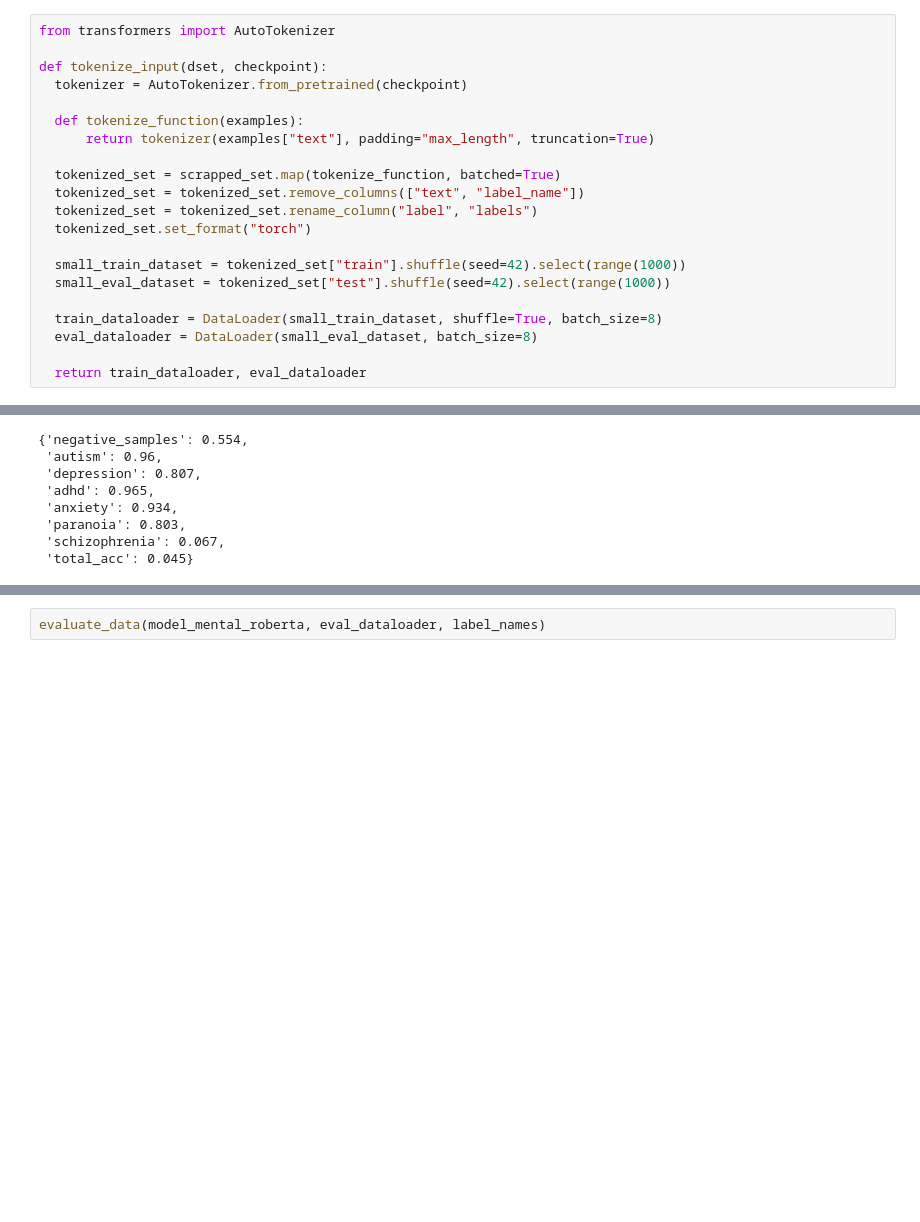
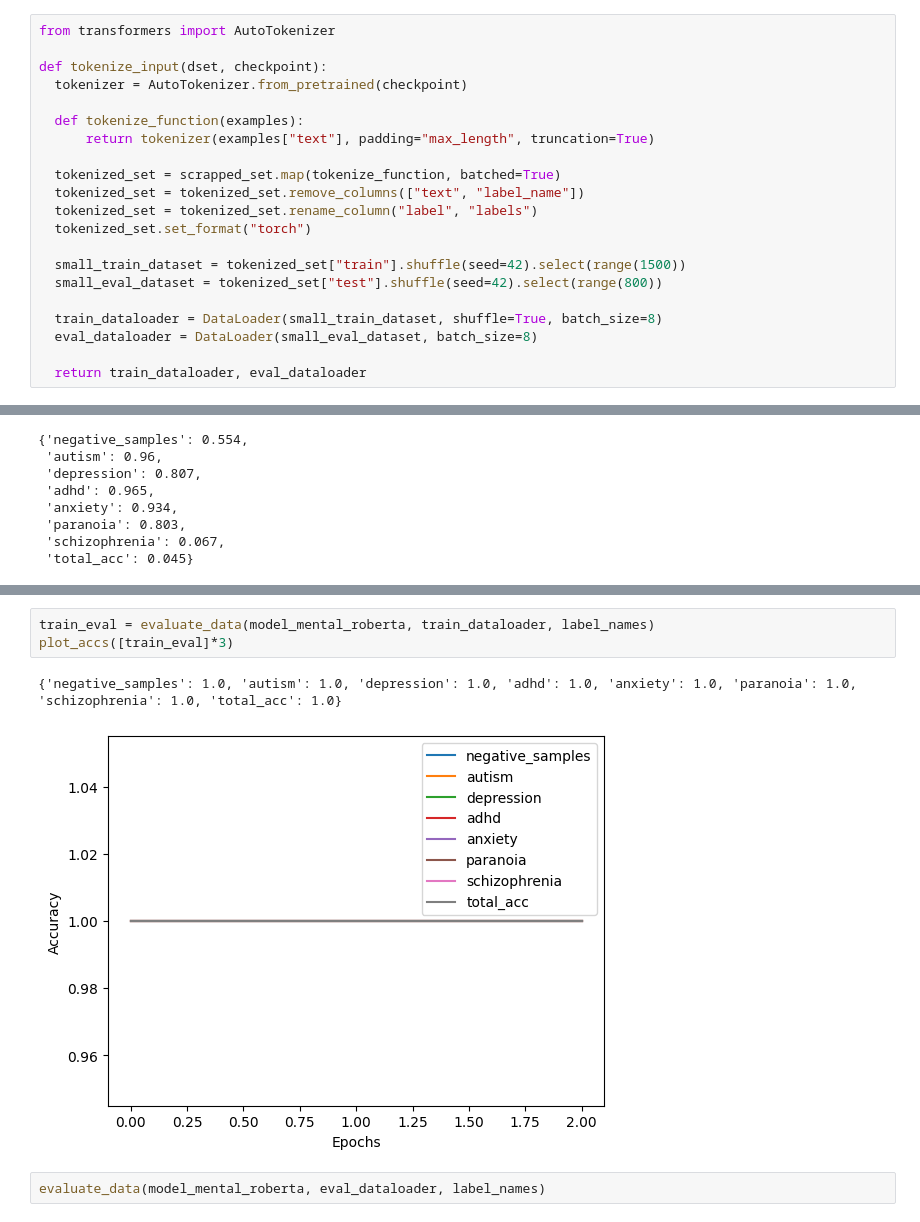
Before and after one commit to CezaPasc/Mental, a Jupyter notebook: mental_finetune.ipynb, the cells around one changed output, grey strips where cells are left out. Drawn from its saved outputs; the diff is of its cells as text; blank space fills up the shorter version.

```diff
--- a/mental_finetune.ipynb
+++ b/mental_finetune.ipynb
@@ -111,8 +111,8 @@ def tokenize_input(dset, checkpoint):
   tokenized_set = tokenized_set.rename_column("label", "labels")
   tokenized_set.set_format("torch")
 
-  small_train_dataset = tokenized_set["train"].shuffle(seed=42).select(range(1000))
-  small_eval_dataset = tokenized_set["test"].shuffle(seed=42).select(range(1000))
+  small_train_dataset = tokenized_set["train"].shuffle(seed=42).select(range(1500))
+  small_eval_dataset = tokenized_set["test"].shuffle(seed=42).select(range(800))
 
   train_dataloader = DataLoader(small_train_dataset, shuffle=True, batch_size=8)
   eval_dataloader = DataLoader(small_eval_dataset, batch_size=8)
@@ -499,3 +512,9 @@ for epoch in range(num_epochs):
+# %%
+train_eval = evaluate_data(model_mental_roberta, train_dataloader, label_names)
+plot_accs([train_eval]*3)
+# %% [output]
+{'negative_samples': 1.0, 'autism': 1.0, 'depression': 1.0, 'adhd': 1.0, 'anxiety': 1.0, 'paranoia': 1.0, 'schizophrenia': 1.0, 'total_acc': 1.0}
+[figure, added]
 # %%
 evaluate_data(model_mental_roberta, eval_dataloader, label_names)
 # %% [output]
```
Also changed, not shown: parts of 8 cells of this notebook, 32 other files.
